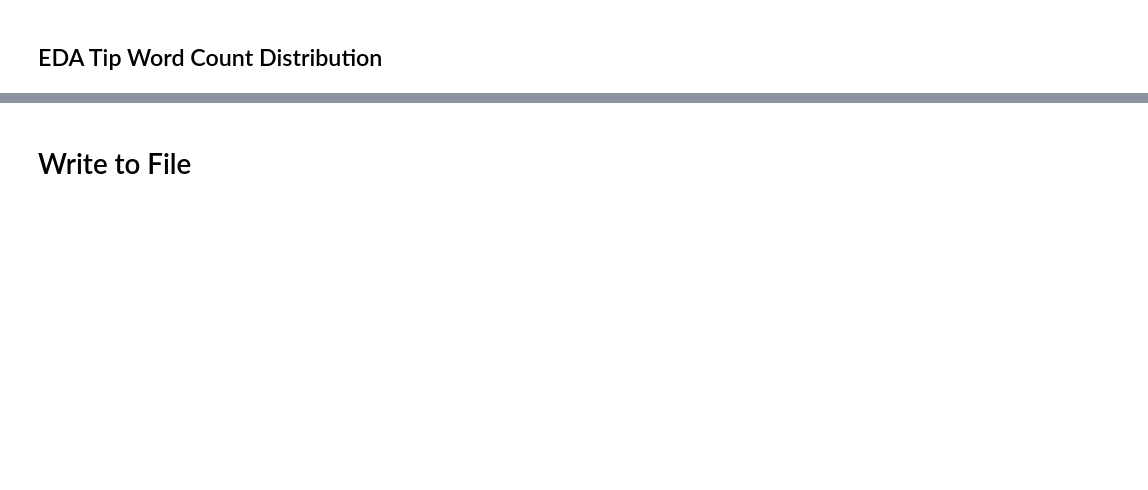
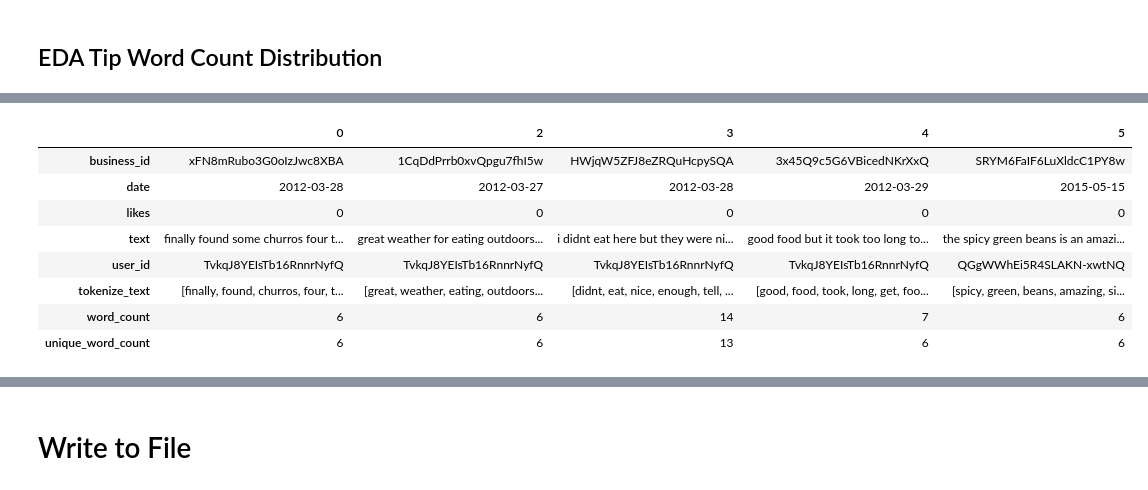
Before and after one commit to samgutentag/yelpsubtopics, a Jupyter notebook: 00_DataWrangling/01_Tips_Wrangling.ipynb, the cells around one changed output, grey strips where cells are left out. Cells and saved outputs as stored; diff of their text form; code cells hidden in the pictures; blank space fills up the shorter version.

```diff
--- a/00_DataWrangling/01_Tips_Wrangling.ipynb
+++ b/00_DataWrangling/01_Tips_Wrangling.ipynb
@@ -127,0 +151,14 @@ plt.close()
+# %%
+data_pruned = data[(data.unique_word_count > 3) & (data.text.str.len() > 10)].copy()
+
+data_pruned.head().transpose()
+# %% [output]
+|  | 0 | 2 | 3 | 4 | 5 |
+| business_id | xFN8mRubo3G0oIzJwc8XBA | 1CqDdPrrb0xvQpgu7fhI5w | HWjqW5ZFJ8eZRQuHcpySQA | 3x45Q9c5G6VBicedNKrXxQ | SRYM6FaIF6LuXldcC1PY8w |
+| date | 2012-03-28 | 2012-03-27 | 2012-03-28 | 2012-03-29 | 2015-05-15 |
+| likes | 0 | 0 | 0 | 0 | 0 |
+| text | finally found some churros four t... | great weather for eating outdoors... | i didnt eat here but they were ni... | good food but it took too long to... | the spicy green beans is an amazi... |
+| user_id | TvkqJ8YEIsTb16RnnrNyfQ | TvkqJ8YEIsTb16RnnrNyfQ | TvkqJ8YEIsTb16RnnrNyfQ | TvkqJ8YEIsTb16RnnrNyfQ | QGgWWhEi5R4SLAKN-xwtNQ |
+| tokenize_text | [finally, found, churros, four, t... | [great, weather, eating, outdoors... | [didnt, eat, nice, enough, tell, ... | [good, food, took, long, get, foo... | [spicy, green, beans, amazing, si... |
+| word_count | 6 | 6 | 14 | 7 | 6 |
+| unique_word_count | 6 | 6 | 13 | 6 | 6 |
```
Also changed, not shown: parts of 12 cells of this notebook, 3 other files.
